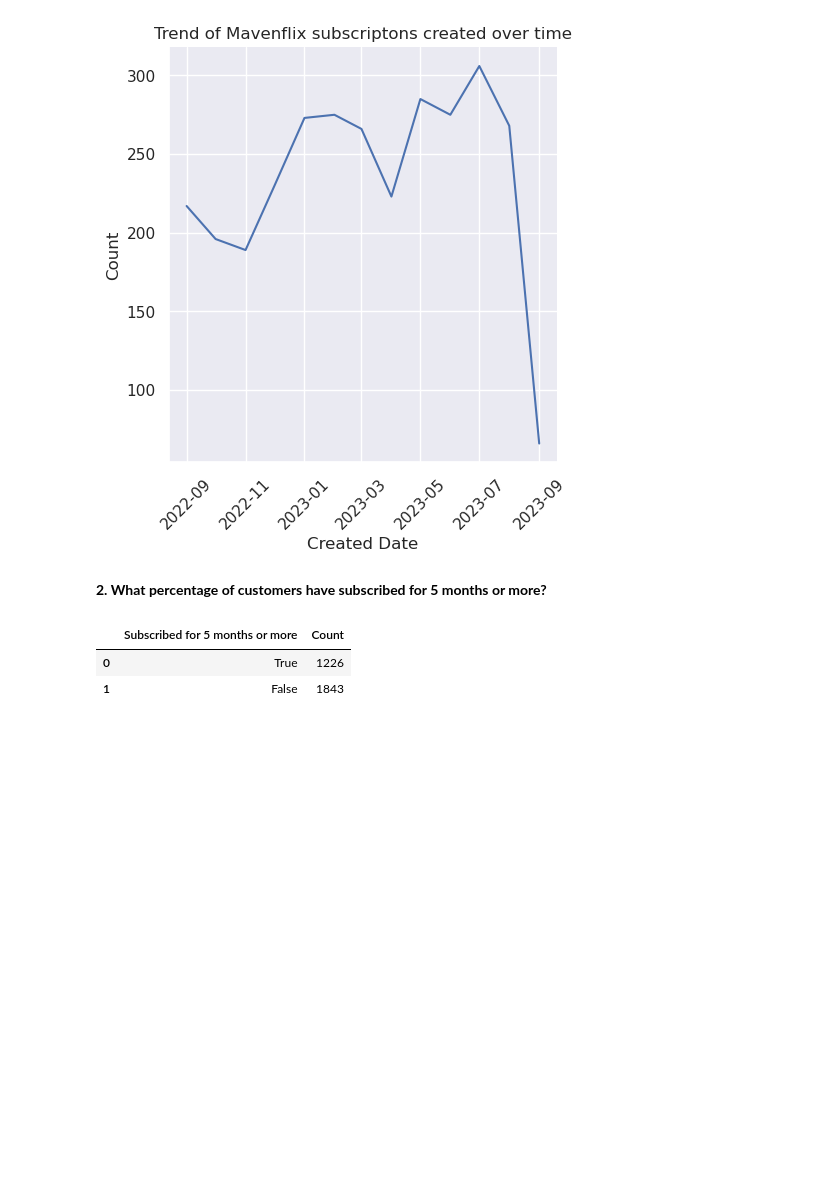
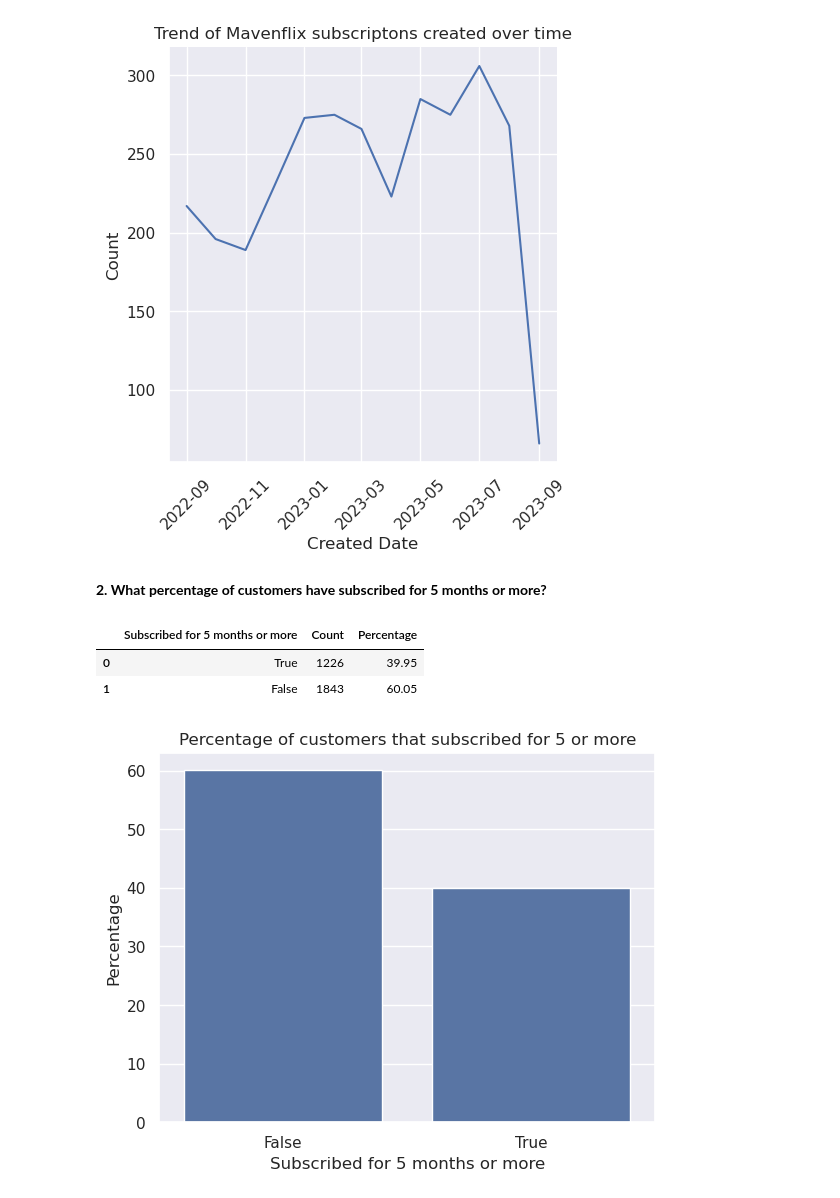
Before and after one commit to kjeshang/KunalMavenAnalyticsDataPlayground, a Jupyter notebook: Streaming_Video_Subscriptions/Analysis.ipynb, the cells around one changed output. Drawn from its saved outputs; the diff is of its cells as text; code cells hidden in the pictures; blank space fills up the shorter version.

```diff
--- a/Streaming_Video_Subscriptions/Analysis.ipynb
+++ b/Streaming_Video_Subscriptions/Analysis.ipynb
@@ -94,26 +94,28 @@ trendOfSubscriptionsOverTime(df)
 # %%
 def customerSubscriptionDuration(data, monthLimit):
     dff = data.copy();
     dff = dff[['customer_id','created_date','canceled_date','was_subscription_paid']];
     effectiveDate = pd.Timestamp.now();
     dff['canceled_date'] = dff['canceled_date'].fillna(effectiveDate);
     for col in ['created_date','canceled_date']:
         dff[col] = pd.to_datetime(dff[col]);
     dff['duration'] = (dff['canceled_date'] - dff['created_date']).dt.days;
     for col in ['created_date','canceled_date']:
         dff[col] = dff[col].dt.strftime('%Y-%m-%d');
     daysLimit = monthLimit * 30;
     dff['above_threshold'] = dff['duration'] >= daysLimit;
     dff_agg = dff['above_threshold'].value_counts().sort_values();
     dataframe = pd.DataFrame({
         f"Subscribed for {monthLimit} months or more": dff_agg.index.tolist(),
         'Count': dff_agg.values.tolist()
     });
-
+    dataframe["Percentage"] = np.round(np.multiply(dataframe["Count"] / dataframe['Count'].sum(), 100), 2);
+    sns.barplot(data=dataframe, x=f"Subscribed for {monthLimit} months or more", y="Percentage").set(title=f"Percentage of customers that subscribed for {monthLimit} or more");
     return dataframe;
 
 customerSubscriptionDuration(df, 5)
 # %% [output]
-|  | Subscribed for 5 months or more | Count |
-| 0 | True | 1226 |
-| 1 | False | 1843 |
+|  | Subscribed for 5 months or more | Count | Percentage |
+| 0 | True | 1226 | 39.95 |
+| 1 | False | 1843 | 60.05 |
+[figure, added]
```
